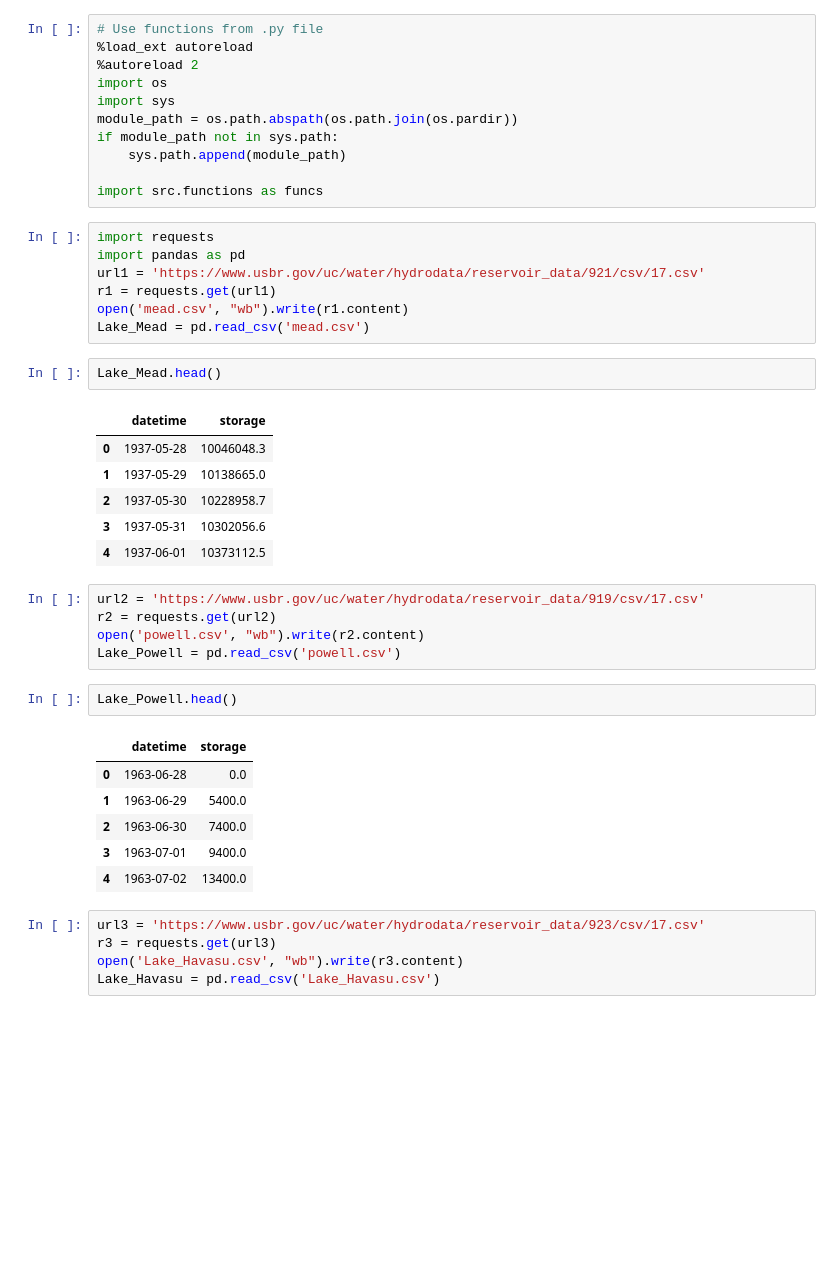
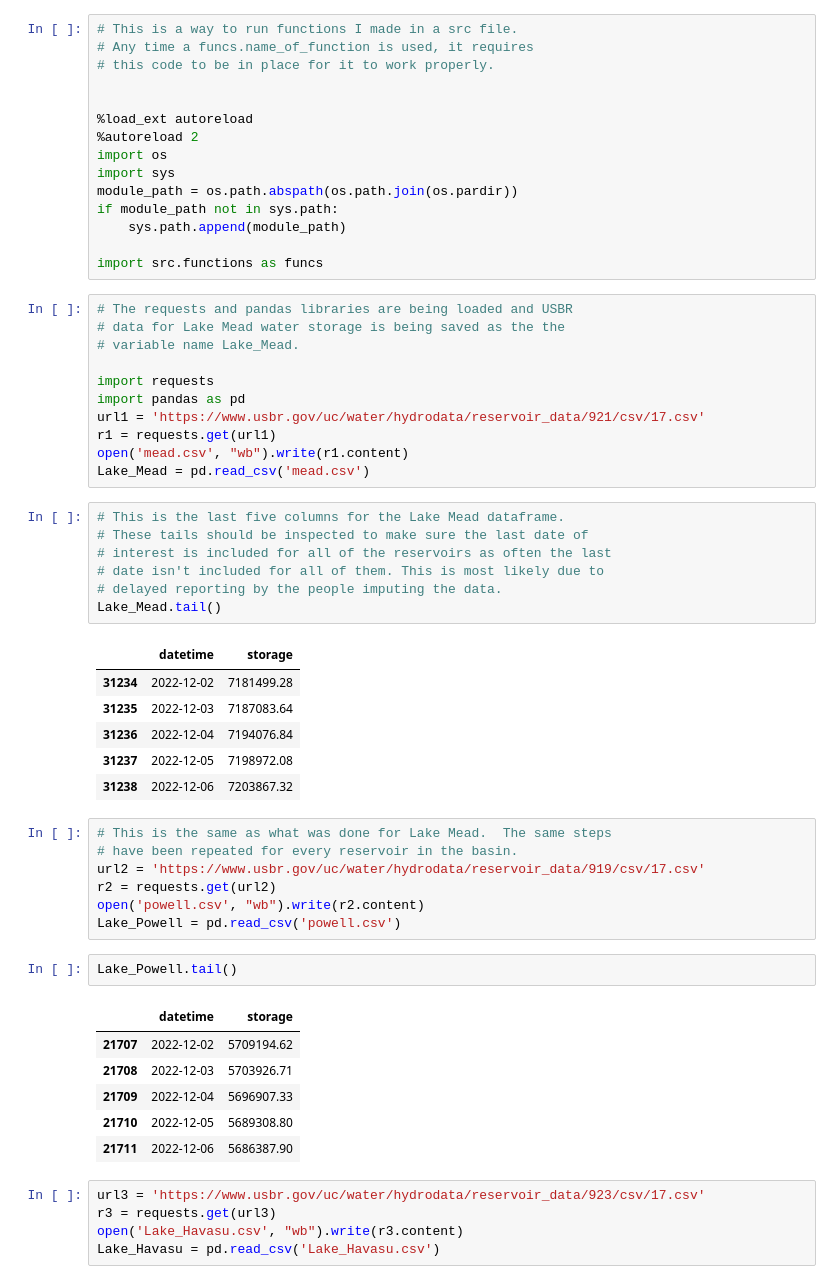
Before and after one commit to lychrst/The_Golf_Courses_of_Wrath, a Jupyter notebook: Up-to-Date_Reservoir_Forecasting.ipynb, the cells around one changed output. Saved outputs shown, nothing was run; the diff lists cells and outputs as text; blank space fills up the shorter version.

```diff
--- a/Up-to-Date_Reservoir_Forecasting.ipynb
+++ b/Up-to-Date_Reservoir_Forecasting.ipynb
@@ -1,5 +7,9 @@
 # %%
-# Use functions from .py file
+# This is a way to run functions I made in a src file.
+# Any time a funcs.name_of_function is used, it requires
+# this code to be in place for it to work properly.
+
+
 %load_ext autoreload
 %autoreload 2
 import os
@@ -10,6 +20,10 @@ if module_path not in sys.path:
 
 import src.functions as funcs
 # %%
+# The requests and pandas libraries are being loaded and USBR
+# data for Lake Mead water storage is being saved as the the
+# variable name Lake_Mead.
+
 import requests
 import pandas as pd
 url1 = 'https://www.usbr.gov/uc/water/hydrodata/reservoir_data/921/csv/17.csv'
@@ -17,28 +31,35 @@ r1 = requests.get(url1)
 open('mead.csv', "wb").write(r1.content)
 Lake_Mead = pd.read_csv('mead.csv')
 # %%
-Lake_Mead.head()
+# This is the last five columns for the Lake Mead dataframe.
+# These tails should be inspected to make sure the last date of
+# interest is included for all of the reservoirs as often the last
+# date isn't included for all of them. This is most likely due to
+# delayed reporting by the people imputing the data.
+Lake_Mead.tail()
 # %% [output]
 |  | datetime | storage |
-| 0 | 1937-05-28 | 10046048.3 |
-| 1 | 1937-05-29 | 10138665.0 |
-| 2 | 1937-05-30 | 10228958.7 |
-| 3 | 1937-05-31 | 10302056.6 |
-| 4 | 1937-06-01 | 10373112.5 |
+| 31234 | 2022-12-02 | 7181499.28 |
+| 31235 | 2022-12-03 | 7187083.64 |
+| 31236 | 2022-12-04 | 7194076.84 |
+| 31237 | 2022-12-05 | 7198972.08 |
+| 31238 | 2022-12-06 | 7203867.32 |
 # %%
+# This is the same as what was done for Lake Mead.  The same steps
+# have been repeated for every reservoir in the basin.
 url2 = 'https://www.usbr.gov/uc/water/hydrodata/reservoir_data/919/csv/17.csv'
 r2 = requests.get(url2)
 open('powell.csv', "wb").write(r2.content)
 Lake_Powell = pd.read_csv('powell.csv')
 # %%
-Lake_Powell.head()
+Lake_Powell.tail()
 # %% [output]
 |  | datetime | storage |
-| 0 | 1963-06-28 | 0.0 |
-| 1 | 1963-06-29 | 5400.0 |
-| 2 | 1963-06-30 | 7400.0 |
-| 3 | 1963-07-01 | 9400.0 |
-| 4 | 1963-07-02 | 13400.0 |
+| 21707 | 2022-12-02 | 5709194.62 |
+| 21708 | 2022-12-03 | 5703926.71 |
+| 21709 | 2022-12-04 | 5696907.33 |
+| 21710 | 2022-12-05 | 5689308.80 |
+| 21711 | 2022-12-06 | 5686387.90 |
 # %%
 url3 = 'https://www.usbr.gov/uc/water/hydrodata/reservoir_data/923/csv/17.csv'
 r3 = requests.get(url3)
```
Also changed, not shown: parts of 75 cells of this notebook.
